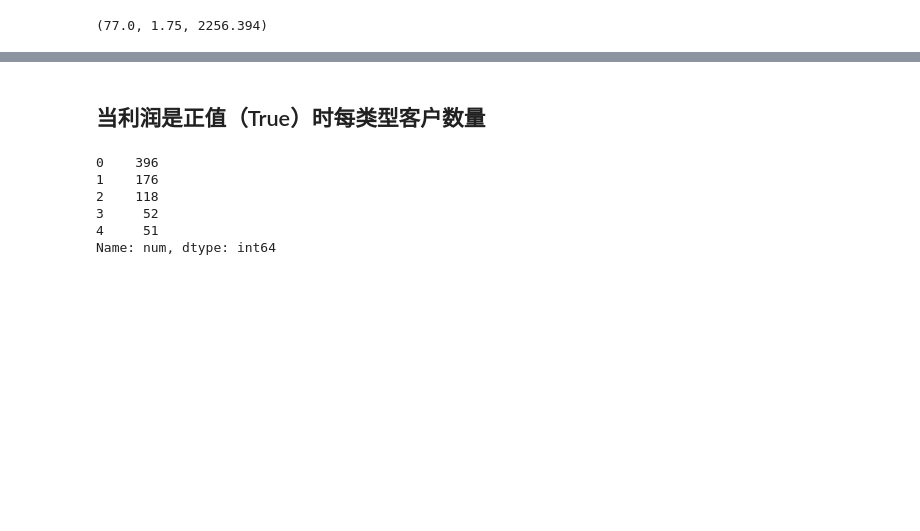
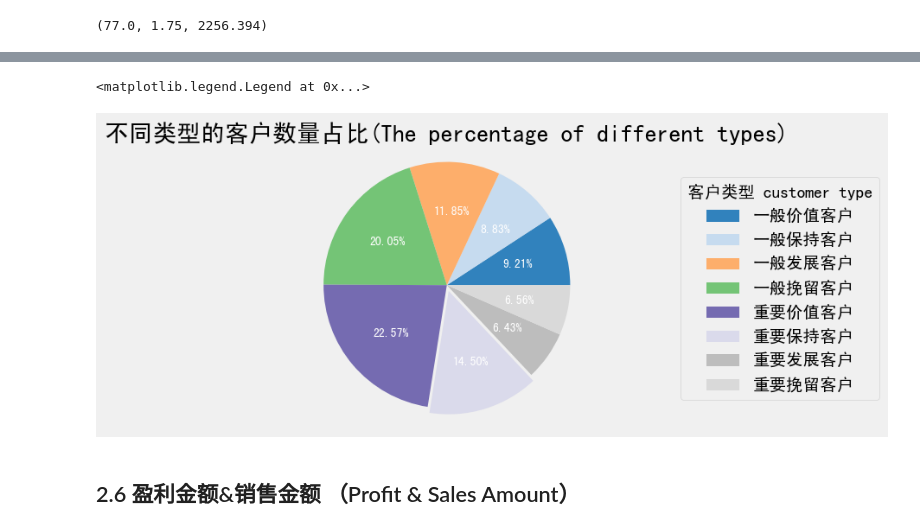
Before and after one commit to ckwalvin/RFM, a Jupyter notebook: NA_sales_RFM.ipynb, the cells around one changed output, grey strips where cells are left out. Drawn from its saved outputs; the diff is of its cells as text; code cells hidden in the pictures; blank space fills up the shorter version.

```diff
--- a/NA_sales_RFM.ipynb
+++ b/NA_sales_RFM.ipynb
@@ -249,2 +295,0 @@ class_pro = RFM.groupby(['CustomerType','Protype']).size().reset_index(name='num
-# %% [markdown]
-## 当利润是正值（True）时每类型客户数量
@@ -255,13 +296,19 @@ class_pro_true.index = range(5)
-# %%
-all_cus = RFM.groupby('CustomerType').size().reset_index(name='num')
-all_cus = all_cus.sort_values(by='num' ,ascending=False)
-all_cus
-# %%
-all_cus['num']
-# %% [output]
-0    396
-1    176
-2    118
-3     52
-4     51
-Name: num, dtype: int64
+# %%
+fig1 = plt.figure(1,figsize=(6,4),dpi=100)
+ax1_1 = fig1.add_subplot(111)
+labels=all_cus['CustomerType']
+explode=[0,0,0,0,0,0.05,0,0]
+cmap = plt.get_cmap("tab20c")
+colors = cmap(np.arange(8)*3)
+ax1_1.pie(all_cus['num'],explode=explode,textprops={'color':"w",'fontsize':10},shadow=False,autopct='%.2f%%',colors = colors)
+ax1_1.axis('equal')
+ax1_1.set_title('不同类型的客户数量占比(The percentage of different types)',fontsize=20)
+ax1_1.legend(labels,
+          title="客户类型 customer type",
+          loc="center left",
+          bbox_to_anchor=(1, 0, 0.5, 1))
+# %% [output]
+<matplotlib.legend.Legend at 0x...>
+[figure, added]
+# %% [markdown]
+## 2.6 盈利金额&销售金额  （Profit & Sales Amount）
```
Also changed, not shown: parts of 47 cells of this notebook.
